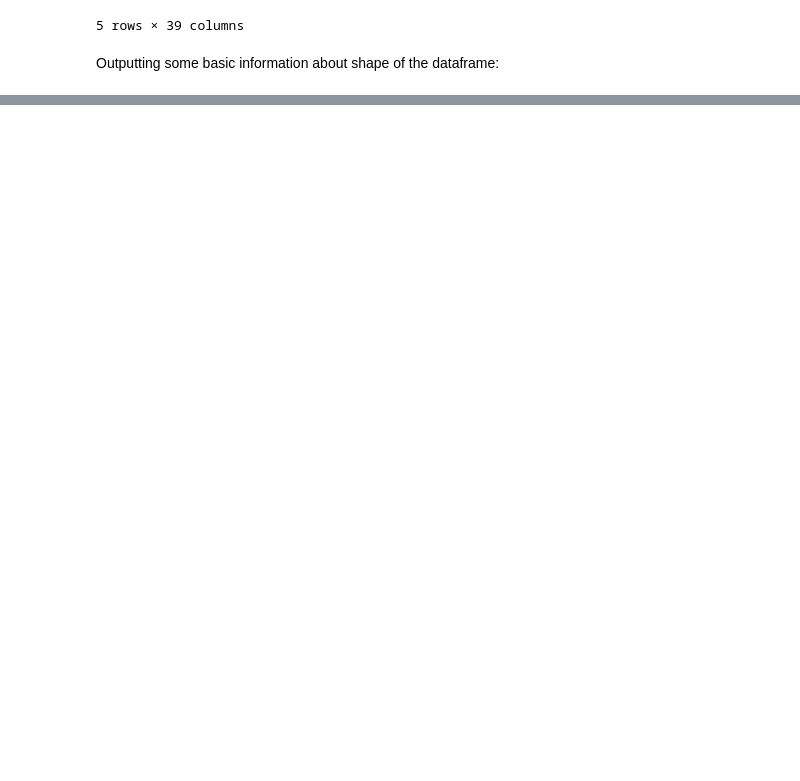
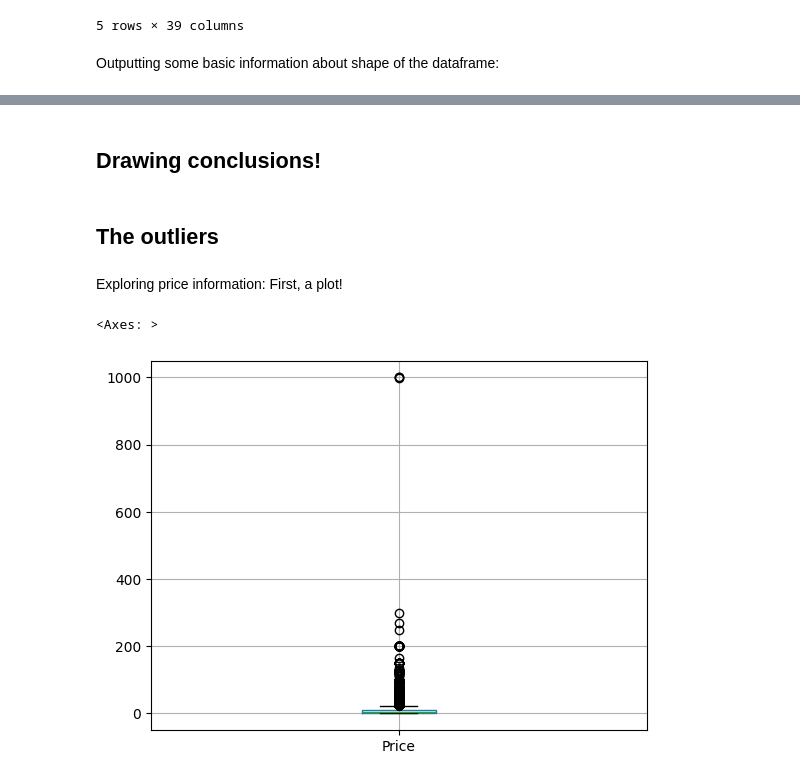
Before and after one commit to PietroPietrovski/Steam-Stat-Project, a Jupyter notebook: project.ipynb, the cells around one changed output, grey strips where cells are left out. Saved outputs shown, nothing was run; the diff lists cells and outputs as text; code cells hidden in the pictures; blank space fills up the shorter version.

```diff
--- a/project.ipynb
+++ b/project.ipynb
@@ -33,0 +77,10 @@ Dimensions: 85103 rows and 39 columns.
+# %%
+def simple_split(string, delim:str):
+    if pd.isna(string):
+        return pd.NA
+    else:
+        return string.split(delim)
+
+df["Categories"] = df["Categories"].apply(simple_split, args=(","))
+df["Genres"] = df["Genres"].apply(simple_split, args=(","))
+df["Tags"] = df["Tags"].apply(simple_split, args=(","))
@@ -33,0 +99,9 @@ Dimensions: 85103 rows and 39 columns.
+# %%
+def sup_lang_split(string):
+    if pd.isna(string):
+        return pd.NA
+    else:
+        cleaned_str = string.replace("'", "").replace("[", "").replace("]", "")
+        return cleaned_str.split(",")
+
+df["Supported languages"] = df["Supported languages"].apply(sup_lang_split)
@@ -33,0 +120,11 @@ Dimensions: 85103 rows and 39 columns.
+# %%
+def in_list_elt(x, match=""):
+    if np.any(pd.isna(x)):
+        return 0
+    elif (match in x):
+        return 1
+    else:
+        return 0
+
+df["Single-player"] = df["Categories"].apply(lambda x: in_list_elt(x, match="Single-player"))
+df["Multi-player"] = df["Categories"].apply(lambda x: in_list_elt(x, match="Multi-player"))
@@ -33,0 +145,4 @@ Dimensions: 85103 rows and 39 columns.
+# %%
+df["Total Ratings"] = df["Positive"] + df["Negative"]
+df["Percent Positive Ratings"] = (df["Positive"] / df["Total Ratings"]) * 100.0
+df
@@ -33,0 +163,12 @@ Dimensions: 85103 rows and 39 columns.
+# %% [markdown]
+## Drawing conclusions!
+# %% [markdown]
+## The outliers
+# %% [markdown]
+Exploring price information:
+First, a plot!
+# %%
+df.boxplot("Price")
+# %% [output]
+<Axes: >
+[figure, added]
```
Also changed, not shown: parts of 51 cells of this notebook, 1 other file.
